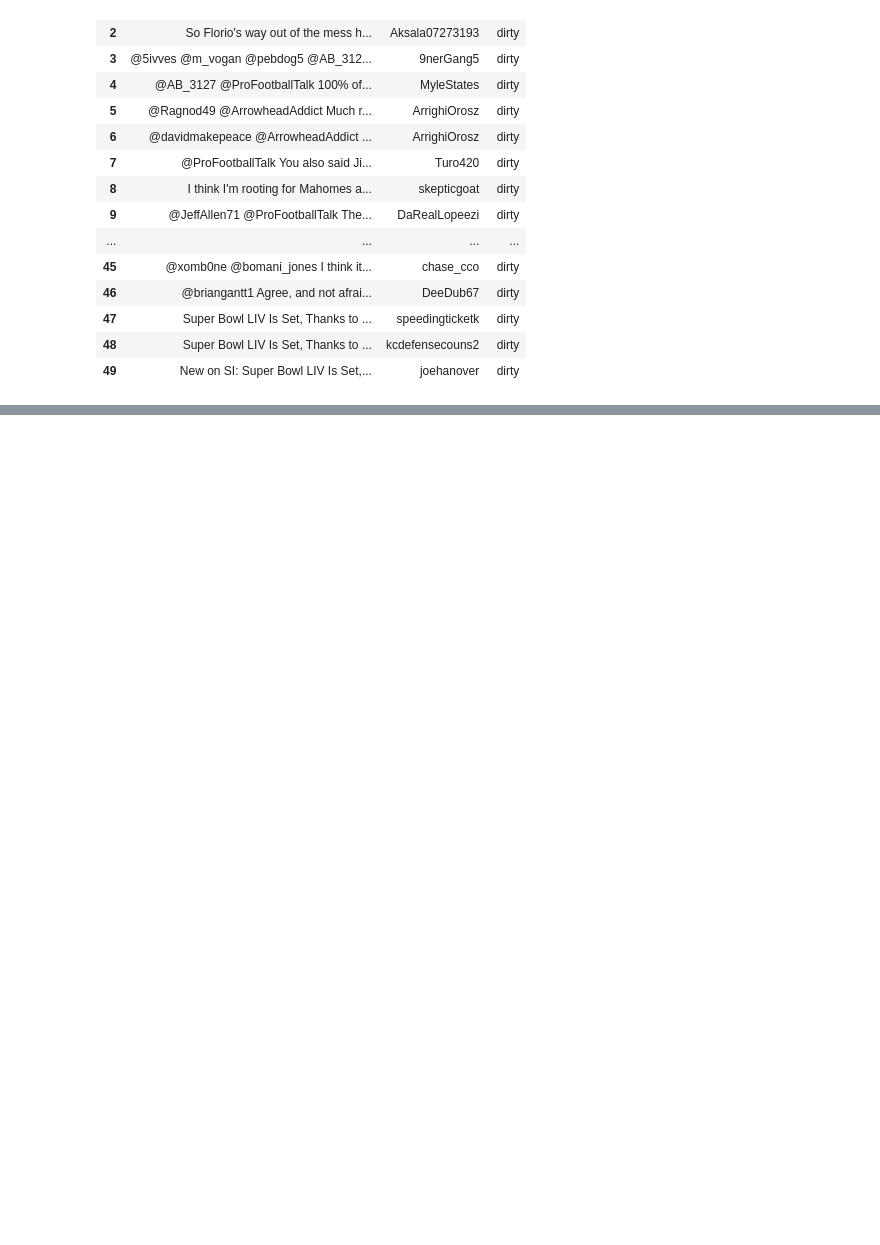
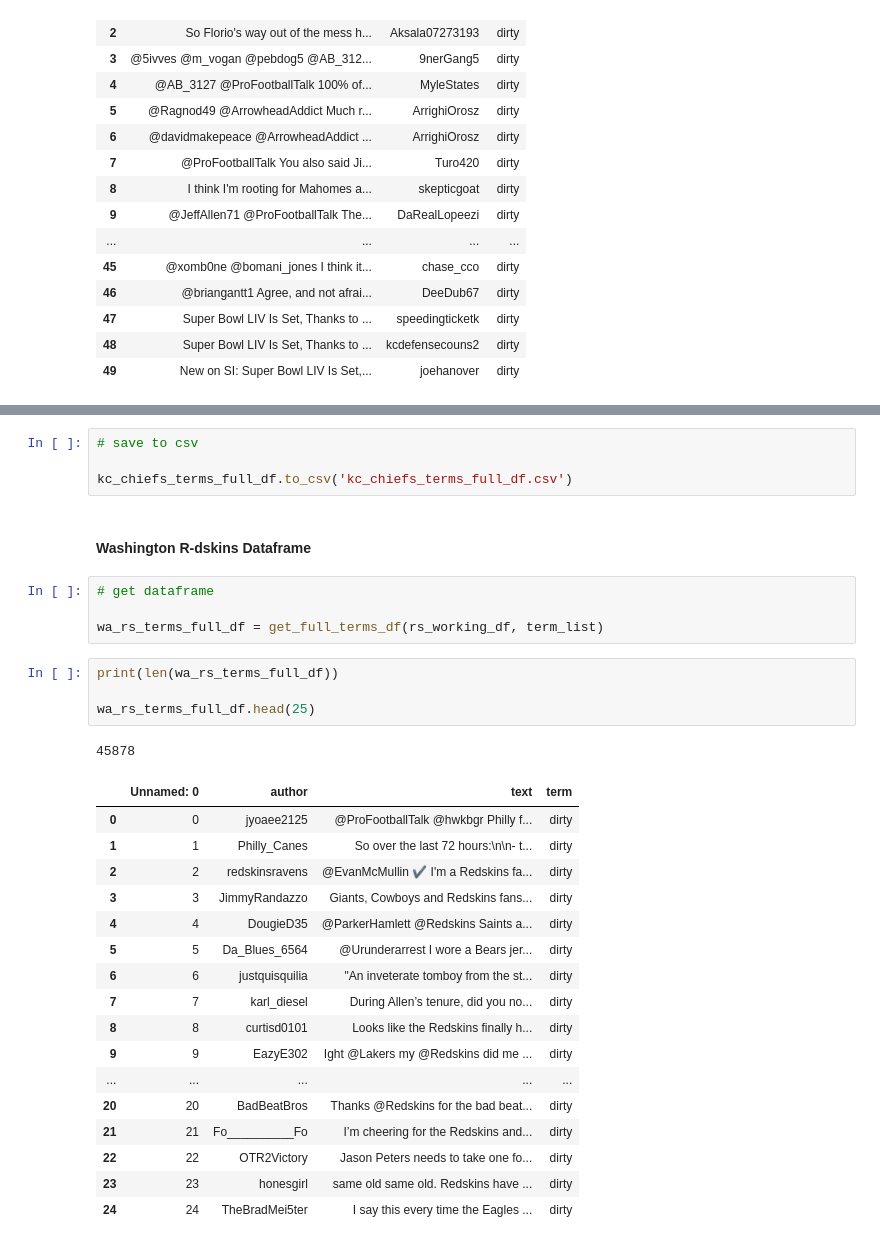
Before and after one commit to IndigenousEngineering/Not_Your_Mascot, a Jupyter notebook: Not_Your_Mascot_datasets.ipynb, the cells around one changed output, grey strips where cells are left out. Drawn from its saved outputs; the diff is of its cells as text; blank space fills up the shorter version.

Commit message:
r-dskns full terms dataframe to csv

```diff
--- a/Not_Your_Mascot_datasets.ipynb
+++ b/Not_Your_Mascot_datasets.ipynb
@@ -1380,0 +1419,33 @@ sf_49ers_terms_full_df.to_csv('sf_49ers_terms_full_df.csv')
+# %%
+# save to csv
+
+kc_chiefs_terms_full_df.to_csv('kc_chiefs_terms_full_df.csv')
+# %% [markdown]
+#### Washington R-dskins Dataframe
+# %%
+# get dataframe
+
+wa_rs_terms_full_df = get_full_terms_df(rs_working_df, term_list)
+# %%
+print(len(wa_rs_terms_full_df))
+
+wa_rs_terms_full_df.head(25)
+# %% [output]
+45878
+|  | Unnamed: 0 | author | text | term |
+| 0 | 0 | jyoaee2125 | @ProFootballTalk @hwkbgr Philly f... | dirty |
+| 1 | 1 | Philly_Canes | So over the last 72 hours:\n\n- t... | dirty |
+| 2 | 2 | redskinsravens | @EvanMcMullin ✔ I'm a Redskins fa... | dirty |
+| 3 | 3 | JimmyRandazzo | Giants, Cowboys and Redskins fans... | dirty |
+| 4 | 4 | DougieD35 | @ParkerHamlett @Redskins Saints a... | dirty |
+| 5 | 5 | Da_Blues_6564 | @Urunderarrest I wore a Bears jer... | dirty |
+| 6 | 6 | justquisquilia | "An inveterate tomboy from the st... | dirty |
+| 7 | 7 | karl_diesel | During Allen’s tenure, did you no... | dirty |
+| 8 | 8 | curtisd0101 | Looks like the Redskins finally h... | dirty |
+| 9 | 9 | EazyE302 | Ight @Lakers my @Redskins did me ... | dirty |
+| ... | ... | ... | ... | ... |
+| 20 | 20 | BadBeatBros | Thanks @Redskins for the bad beat... | dirty |
+| 21 | 21 | Fo__________Fo | I’m cheering for the Redskins and... | dirty |
+| 22 | 22 | OTR2Victory | Jason Peters needs to take one fo... | dirty |
+| 23 | 23 | honesgirl | same old same old. Redskins have ... | dirty |
+| 24 | 24 | TheBradMei5ter | I say this every time the Eagles ... | dirty |
```
Also changed, not shown: parts of 8 cells of this notebook.
